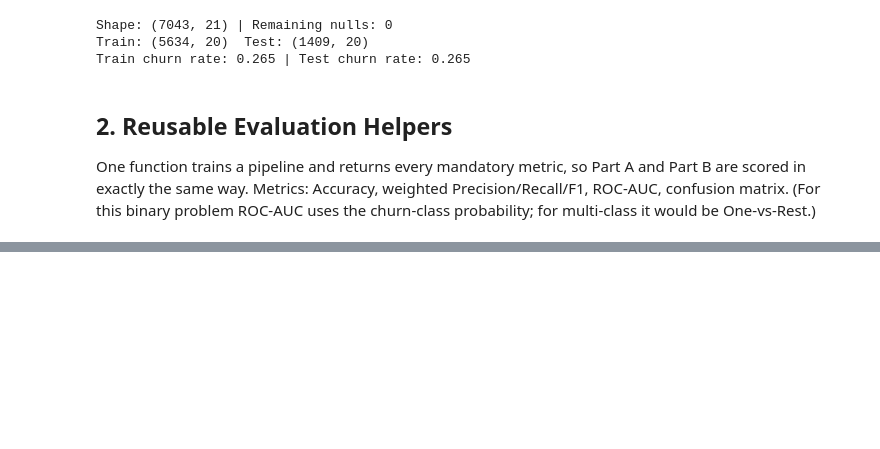
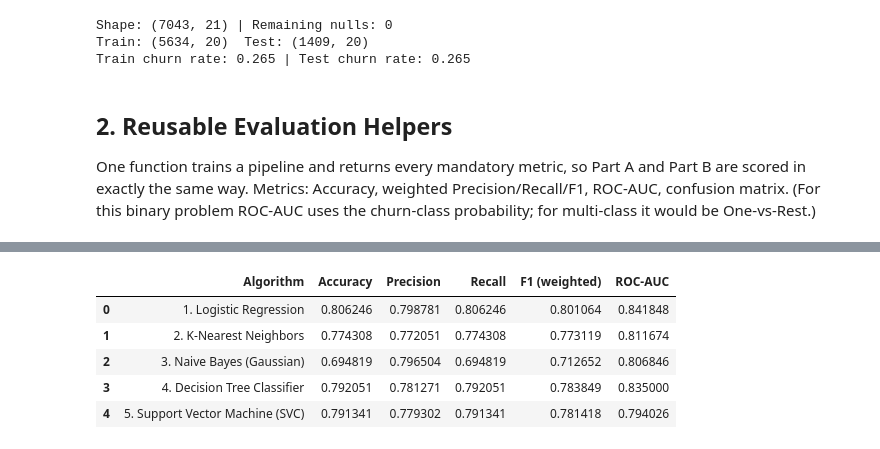
Before and after one commit to ManashaYoges/Team13_ML, a Jupyter notebook: notebooks/classification_part2.ipynb, the cells around one changed output, grey strips where cells are left out. Saved outputs shown, nothing was run; the diff lists cells and outputs as text; code cells hidden in the pictures; blank space fills up the shorter version.

```diff
--- a/notebooks/classification_part2.ipynb
+++ b/notebooks/classification_part2.ipynb
@@ -117,0 +122,22 @@ def style_table(d):
+# %%
+models_partA = {
+    '1. Logistic Regression': LogisticRegression(max_iter=2000, random_state=RANDOM_STATE),
+    '2. K-Nearest Neighbors': KNeighborsClassifier(n_neighbors=11),
+    '3. Naive Bayes (Gaussian)': GaussianNB(),
+    '4. Decision Tree Classifier': DecisionTreeClassifier(max_depth=6, random_state=RANDOM_STATE),
+    '5. Support Vector Machine (SVC)': SVC(C=1.0, kernel='rbf', probability=True, random_state=RANDOM_STATE),
+}
+
+results, fitted, probas = [], {}, {}
+for name, est in models_partA.items():
+    row, pipe, proba = evaluate_model(name, est, X_train, y_train, X_test, y_test)
+    results.append(row); fitted[name] = pipe; probas[name] = proba
+
+pd.DataFrame(results)
+# %% [output]
+|  | Algorithm | Accuracy | Precision | Recall | F1 (weighted) | ROC-AUC |
+| 0 | 1. Logistic Regression | 0.806246 | 0.798781 | 0.806246 | 0.801064 | 0.841848 |
+| 1 | 2. K-Nearest Neighbors | 0.774308 | 0.772051 | 0.774308 | 0.773119 | 0.811674 |
+| 2 | 3. Naive Bayes (Gaussian) | 0.694819 | 0.796504 | 0.694819 | 0.712652 | 0.806846 |
+| 3 | 4. Decision Tree Classifier | 0.792051 | 0.781271 | 0.792051 | 0.783849 | 0.835000 |
+| 4 | 5. Support Vector Machine (SVC) | 0.791341 | 0.779302 | 0.791341 | 0.781418 | 0.794026 |
```
Also changed, not shown: parts of 7 cells of this notebook.
